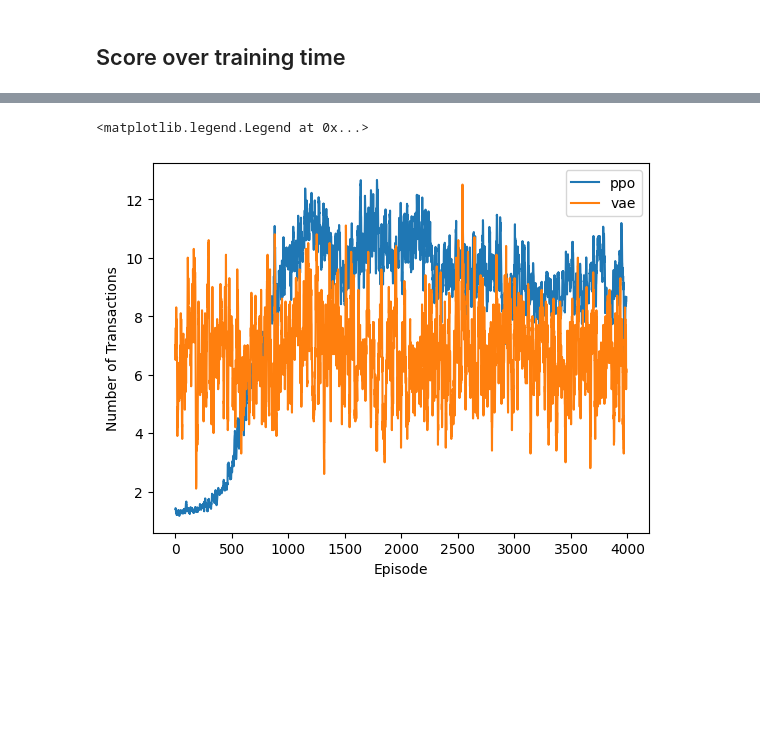
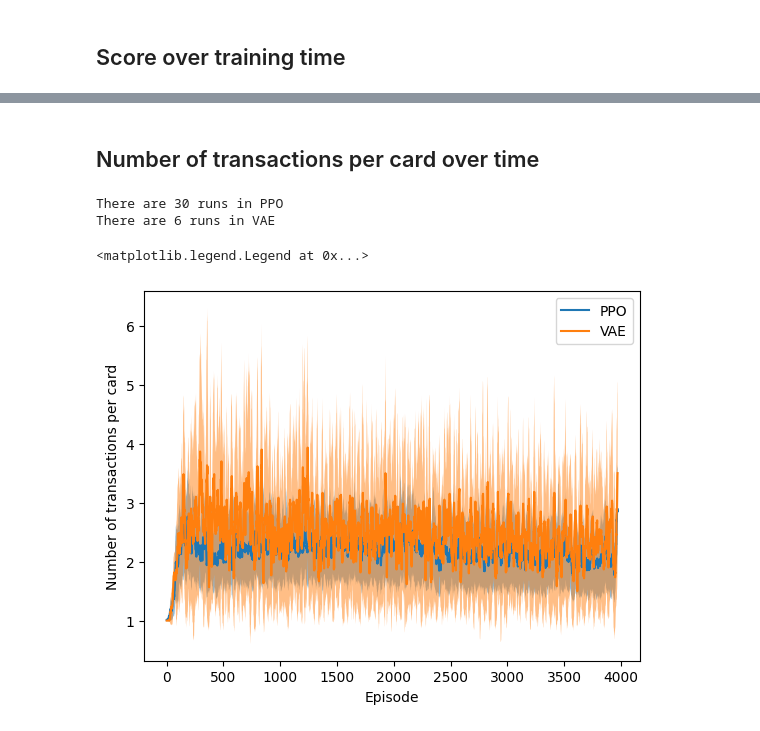
Before and after one commit to FaramirHurin/RL_Attack_September24, a Jupyter notebook: agents-comparison.ipynb, the cells around one changed output, grey strips where cells are left out. Drawn from its saved outputs; the diff is of its cells as text; code cells hidden in the pictures; blank space fills up the shorter version.

```diff
--- a/agents-comparison.ipynb
+++ b/agents-comparison.ipynb
@@ -60,0 +3,10 @@ for p in params.repeat(30):
+# %%
+import numpy as np
+logdirs = {
+    "PPO": "logs/ppo-paper",
+    "VAE": "logs/vae-paper",
+}
+
+def moving_average(data, window_size=10):
+    """Compute the moving average of a 1D array."""
+    return np.convolve(data, np.ones(window_size) / window_size, mode="valid")
@@ -62,23 +22,22 @@ for p in params.repeat(30):
 ## Score over training time
 # %%
 import matplotlib.pyplot as plt
-import numpy as np
 from plots import Experiment
 
-logdirs = {
-    "ppo": "logs/ppo-paper",
-    # "vae": "logs/vae-paper",
-}
 
 for label, logdir in logdirs.items():
     exp = Experiment.load(logdir)
+    print(f"There are {exp.n_runs} runs in {label}")
     mean, std = exp.mean_std_amounts_over_time
+    mean = moving_average(mean, window_size=10)[:-20]
+    std = moving_average(std, window_size=10)[:-20]
     # Compute the 95% confidence interval from the STD
-    ci95 = 1.96 * (std / np.sqrt(exp.n_runs))
+    ci95 = 1.96 * (std / exp.n_runs**0.5)
     plt.plot(mean, label=label)
-    plt.fill_between(range(len(mean)), mean - ci95, mean + ci95, alpha=0.2)
+    plt.fill_between(range(len(mean)), mean - ci95, mean + ci95, alpha=0.5)
 
 plt.xlabel("Episode")
 plt.ylabel("Amount")
 plt.legend()
+plt.savefig("amount-over-time.svg")
 # %% [output]
@@ -91,14 +47,29 @@ tuning/r-ppo/trial-88/params.json
+# %% [markdown]
+## Number of transactions per card over time
 # %%
+import matplotlib.pyplot as plt
+from plots import Experiment
+
+
 for label, logdir in logdirs.items():
     exp = Experiment.load(logdir)
+    print(f"There are {exp.n_runs} runs in {label}")
+    data = exp.n_transactions_over_time
+    mean = np.mean(data, axis=0)
+    std = np.std(data, axis=0)
+    mean = moving_average(mean, window_size=10)[:-20]
+    std = moving_average(std, window_size=10)[:-20]
+    # Compute the 95% confidence interval from the STD
+    ci95 = 1.96 * (std / exp.n_runs**0.5)
+    plt.plot(mean, label=label)
+    plt.fill_between(range(len(mean)), mean - ci95, mean + ci95, alpha=0.5)
 
-    mean = np.mean(exp.n_transactions_over_time, axis=0)
-    mean = moving_average(mean, 10)
-    plt.plot(mean, label=label)
-    # plt.fill_between(range(len(mean)), mean - ci95, mean + ci95, alpha=0.2)
 plt.xlabel("Episode")
-plt.ylabel("Number of Transactions")
+plt.ylabel("Number of transactions per card")
 plt.legend()
+plt.savefig("n-transactions.svg")
 # %% [output]
-<matplotlib.legend.Legend at 0x...>
+There are 30 runs in PPO
+There are 6 runs in VAE
+<matplotlib.legend.Legend at 0x...>
-[figure, old version]
+[figure, new version]
```
Also changed, not shown: parts of 12 cells of this notebook, 3 other files.
